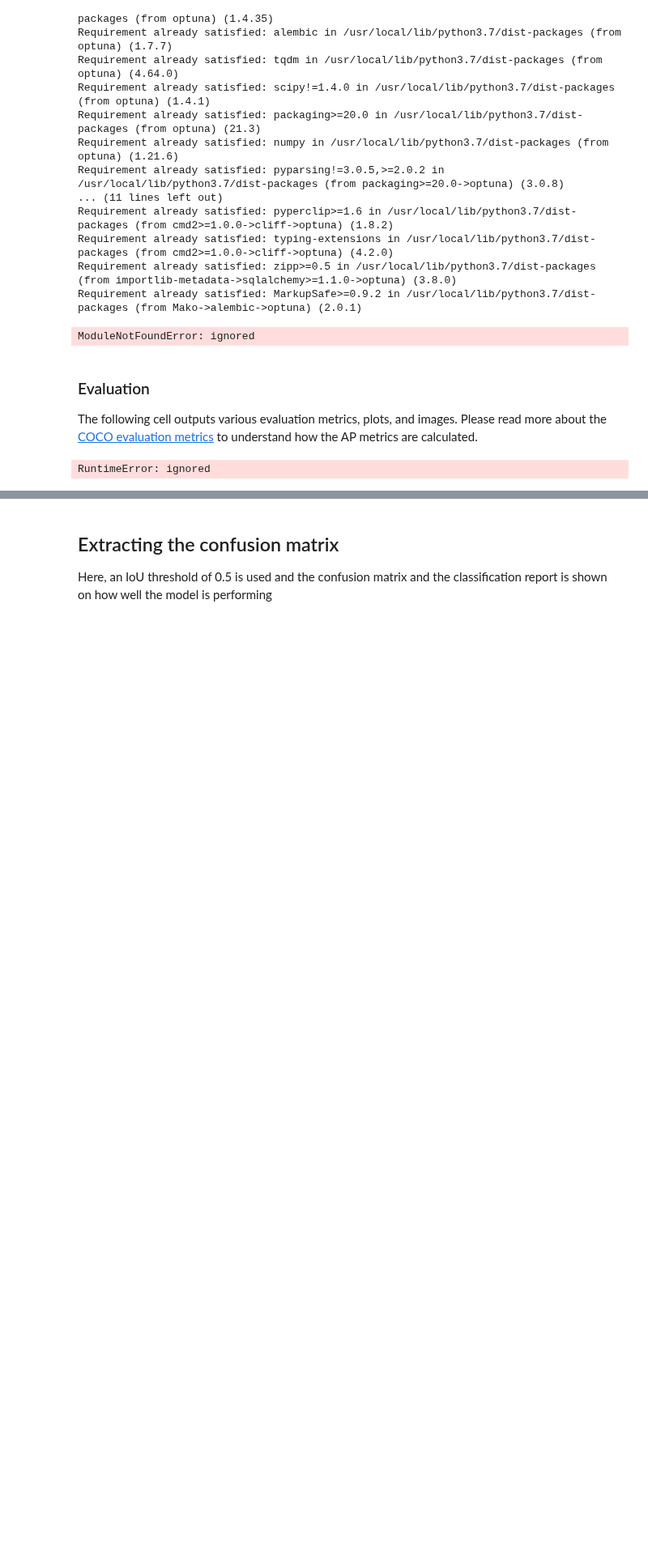
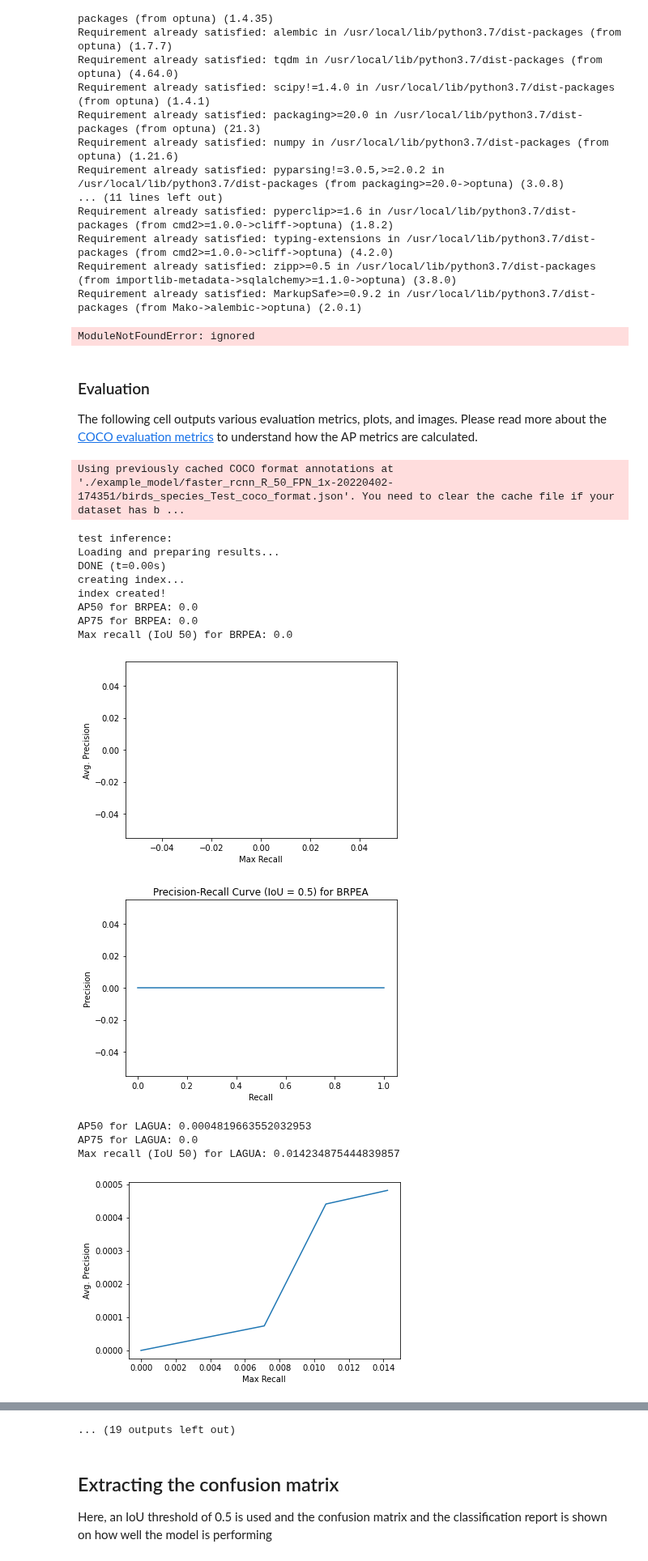
Before and after one commit to RiceD2KLab/Audubon_F21, a Jupyter notebook: Sp22_Audubon_Bird_Detection_Tutorial.ipynb, the cells around one changed output, grey strips where cells are left out. Shown at 81% size. Cells and saved outputs as stored; diff of their text form; code cells hidden in the pictures; blank space fills up the shorter version.

```diff
--- a/Sp22_Audubon_Bird_Detection_Tutorial.ipynb
+++ b/Sp22_Audubon_Bird_Detection_Tutorial.ipynb
@@ -247,15 +256,14 @@ dirs = [os.path.join(data_dir, d) for d in os.listdir(data_dir)]
 
 # Bird species used by object detector. Species contained in dataset that are
 # not contained in this list will be categorized as an "Unknown Bird"
-BIRD_SPECIES = ["BCNHA", "BLSKA", "BRPEA", "LAGUA", "REEGA",
-                'ROSPA', 'MTRNA', 'SATEA', 'TRHEA',
-                'WHIBA']
+BIRD_SPECIES = ['BRPEA', 'LAGUA','MTRNA','TRHEA', 'BLSKA',
+                'BCNHA', 'REEGA', 'WHIBA', 'ROSPA',
+                'GBHEA']
 
-birds_species_names = BIRD_SPECIES
+SPECIES_MAP = {0: 'BRPEA', 1: 'LAGUA', 2: 'MTRNA',
+               3: 'TRHEA', 4: 'BLSKA', 5:'BCNHA',
+               6: 'REEGA', 7: 'WHIBA', 8: 'ROSPA', 9: 'GBHEA'}
 
-SPECIES_MAP = {0: 'BCNHA', 1: 'BLSKA', 2: 'BRPEA',
-               3: 'LAGUA', 4: 'REEGA', 5: 'ROSPA',
-               6: 'MTRNA', 7: 'GBHEA', 8: 'TRHEA', 9: 'WHIBA'}
 
 # Bounding box colors for bird species (used when plotting images)
 BIRD_SPECIES_COLORS = []
@@ -319,29 +327,53 @@ The following cell outputs various evaluation metrics, plots, and images. Please
 # for example only: loading a pretrained weight from
 
 !gdown -q https://drive.google.com/uc?id=1mpwtjrvYWi0u0jONtUf8FnTZbJfFDwVU
-!unzip -q './model_final.zip' -d './'
+!unzip -q './example_model.zip' -d './example_model'
 
-tune_weight_dir = './example_model'
+tune_weight_dir = './example_model/faster_rcnn_R_50_FPN_1x-20220402-174351'
 # %%
 from detectron2.engine import DefaultPredictor
 from detectron2.utils.visualizer import Visualizer, ColorMode
 from detectron2.data import MetadataCatalog, DatasetCatalog
 from Audubon_F21.utils.evaluation import plot_precision_recall
 from Audubon_F21.utils.evaluation import get_precisions_recalls
 from detectron2.config import get_cfg
 from detectron2 import model_zoo
 from detectron2.engine import DefaultPredictor
 
+
+# Create detectron2 config and predictor
 cfg = get_cfg()
+# add project-specific config (e.g., TensorMask) here if you're not running a model in detectron2's core library
+cfg.merge_from_file(model_zoo.get_config_file("COCO-Detection/faster_rcnn_R_50_FPN_1x.yaml"))
+cfg.MODEL.ROI_HEADS.SCORE_THRESH_TEST = 0.3  # set threshold for this model
 
-# path to the model we just trained
 cfg.MODEL.WEIGHTS = os.path.join(tune_weight_dir, 'model_final.pth')
+
+cfg.DATALOADER.NUM_WORKERS = 0
+cfg.MODEL.ROI_HEADS.NUM_CLASSES = len(BIRD_SPECIES)
+cfg.OUTPUT_DIR = tune_weight_dir
+
+# Create default predictor to run inference
 predictor = DefaultPredictor(cfg)
 
 # printing the precision and recall curves for each of the bird species with an IoU of 0.5
 print('test inference:')
 val_precisions, val_max_recalls = get_precisions_recalls(cfg, predictor, "birds_species_Test")
 plot_precision_recall(val_precisions, val_max_recalls, BIRD_SPECIES,
                       BIRD_SPECIES_COLORS + [(0, 0, 0)])
 # %% [output]
-RuntimeError: ignored
+Using previously cached COCO format annotations at './example_model/faster_rcnn_R_50_FPN_1x-20220402-174351/birds_species_Test_coco_format.json'. You need to clear the cache file if your dataset has b ...
+test inference:
+Loading and preparing results...
+DONE (t=0.00s)
+creating index...
+index created!
+AP50 for BRPEA: 0.0
+AP75 for BRPEA: 0.0
+Max recall (IoU 50) for BRPEA: 0.0
+[figure, added]
+[figure, added]
+AP50 for LAGUA: 0.0004819663552032953
+AP75 for LAGUA: 0.0
+Max recall (IoU 50) for LAGUA: 0.014234875444839857
+[figure, added]
@@ -348,3 +390,4 @@ RuntimeError: ignored
+... (19 outputs left out)
 # %% [markdown]
 ## Extracting the confusion matrix
 
```
Also changed, not shown: parts of 6 cells of this notebook.
